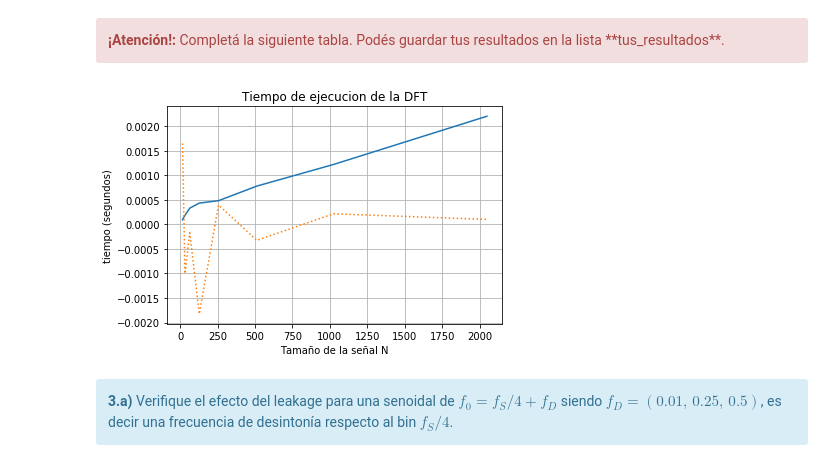
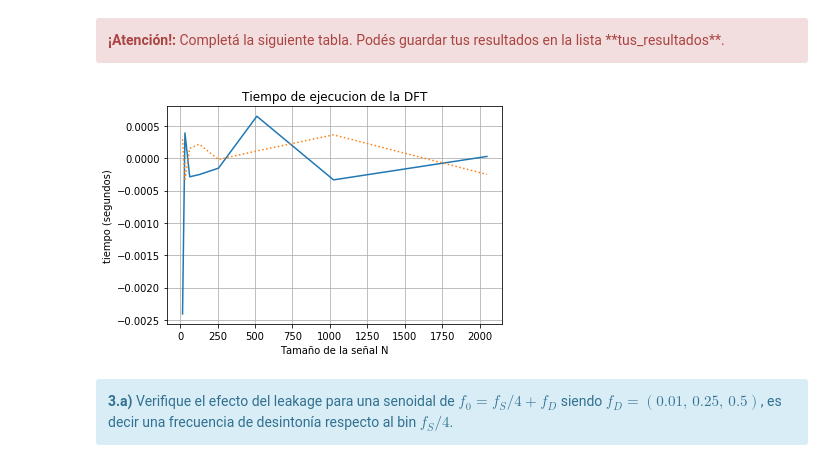
Before and after one commit to yaninacorsaro/PDS, a Jupyter notebook: TP1 - Muestreo de señales - Forurier.ipynb, the cells around one changed output. Cells and saved outputs as stored; diff of their text form; code cells hidden in the pictures.

```diff
--- a/TP1 - Muestreo de señales - Forurier.ipynb
+++ b/TP1 - Muestreo de señales - Forurier.ipynb
@@ -200,4 +200,24 @@ plt.show()
 <div class="alert alert-block alert-info">
 <b>2.a)</b> (Opcional) Implemente un algoritmo que calcule la transformada discreta de Fourier (DFT). Utilice las funciones generadoras de señales de 1) para evaluar y ejemplificar su funcionamiento.
 </div>
+# %%
+# Código de la DFT
+
+
+import numpy as np
+
+def mi_analizador( y, N, fs  ):
+
+    def twiddle_factor(k, n, N):
+        Wk = np.cos(2*np.pi*k*n/N ) - np.sin(2*np.pi*k*n/N)*1j
+        return Wk
+    frq = np.linspace( start= 0, stop= fs ,num = N)
+    dft = []
+    for k in range(0,N):
+        res = 0
+        for n in range(0,N):
+            res = res + twiddle_factor(k, n, N)*y[n]
+        dft.append(res)
+    dft = np.array(dft)
+    return frq, dft
 # %%
@@ -284,9 +295,11 @@ El tiempo de la DFT que creé lo cálcule en el spyder porque me resultó más c
 # %%
 from pandas import DataFrame
 from IPython.display import HTML
+from scipy.fftpack import fft, fftfreq
+import numpy as np
+import matplotlib.pyplot as plt
 
-
-# Algoritomo para calcular el tiempo de la fft de scipy
+# Algoritmo para calcular el tiempo de la DFT
 
 
 fs = 100 # Hz
@@ -306,48 +319,44 @@ nn = [
                      ]
 
 time = []
+tus_resultados = []
 
 for N in nn:
 
-    tt, y= mi_funcion_sen( vmax=a0 , dc=0 , ff=f0 , ph=p0, nn=N , fs=fs )
+    tt, y= generador_senoidal (fs, f0, N, a0=1, p0=0)
 
     the_start = timeit.timeit()
     fft1 = fft(y)
     the_end = timeit.timeit()
     time.append(the_end-the_start)
 
+    the_start = timeit.timeit()
+    frq, dft = mi_analizador( y, N, fs  )
+    the_end = timeit.timeit()
+    tus_resultados.append(the_end-the_start)
 
 
-tus_resultados = [
-                   [9.43000004554051e-05], # <-- acá debería haber numeritos :)
-                   [0.00018519999957788968], # <-- acá debería haber numeritos :)
-                   [0.0003310000001874869], # <-- acá debería haber numeritos :)
-                   [0.0004346000005170936], # <-- acá debería haber numeritos :)
-                   [0.0004833000011785771], # <-- acá debería haber numeritos :)
-                   [0.0007810000006429618], # <-- acá debería haber numeritos :)
-                   [0.0012214999997013365], # <-- acá debería haber numeritos :)
-                   [0.0022042000000510598]  # <-- acá debería haber numeritos :)
-                 ]
+
 df = DataFrame(tus_resultados, columns=['tiempo transcurrido (s)'],
                index=[
                       16,
                       32,
                       64,
                       128,
                       256,
                       512,
                       1024,
                       2048
                      ])
 HTML(df.to_html())
 
 fig, ax = plt.subplots()
 ax.plot(df.index, df['tiempo transcurrido (s)'], "-", nn, time, ":")
 ax.set(xlabel='Tamaño de la señal N', ylabel='tiempo (segundos)',title='Tiempo de ejecucion de la DFT')
 ax.grid()
 plt.show()
 # %% [output]
-[figure, old version]
+[figure, new version]
 # %% [markdown]
 <div class="alert alert-block alert-info">
 <b>3.a)</b> Verifique el efecto del leakage para una senoidal de $f_0 = f_S/4 + f_D$ siendo $f_D = (0.01,\, 0.25,\, 0.5)$, es decir una frecuencia de desintonía respecto al bin $f_S/4$.
```
Also changed, not shown: parts of 5 cells of this notebook.
